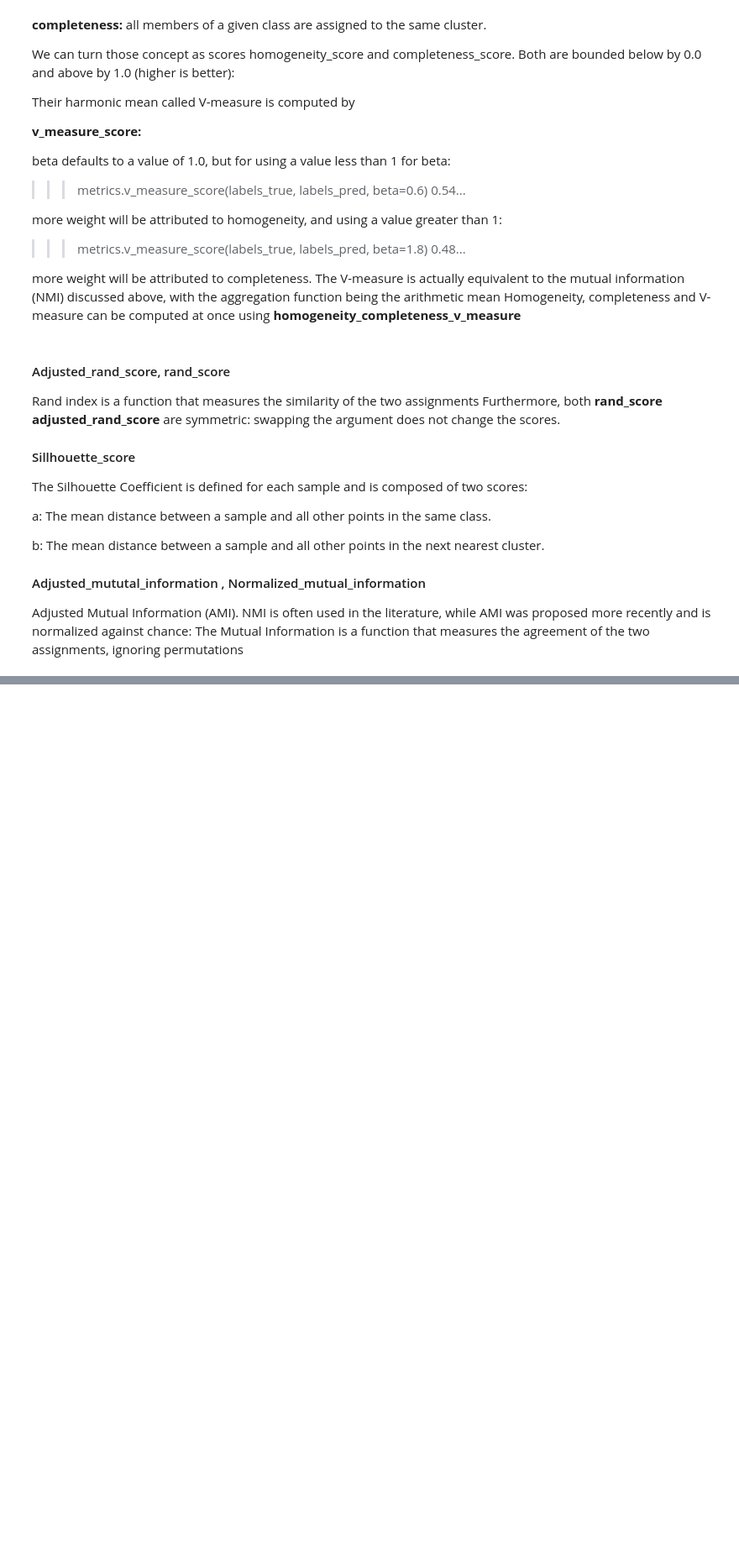
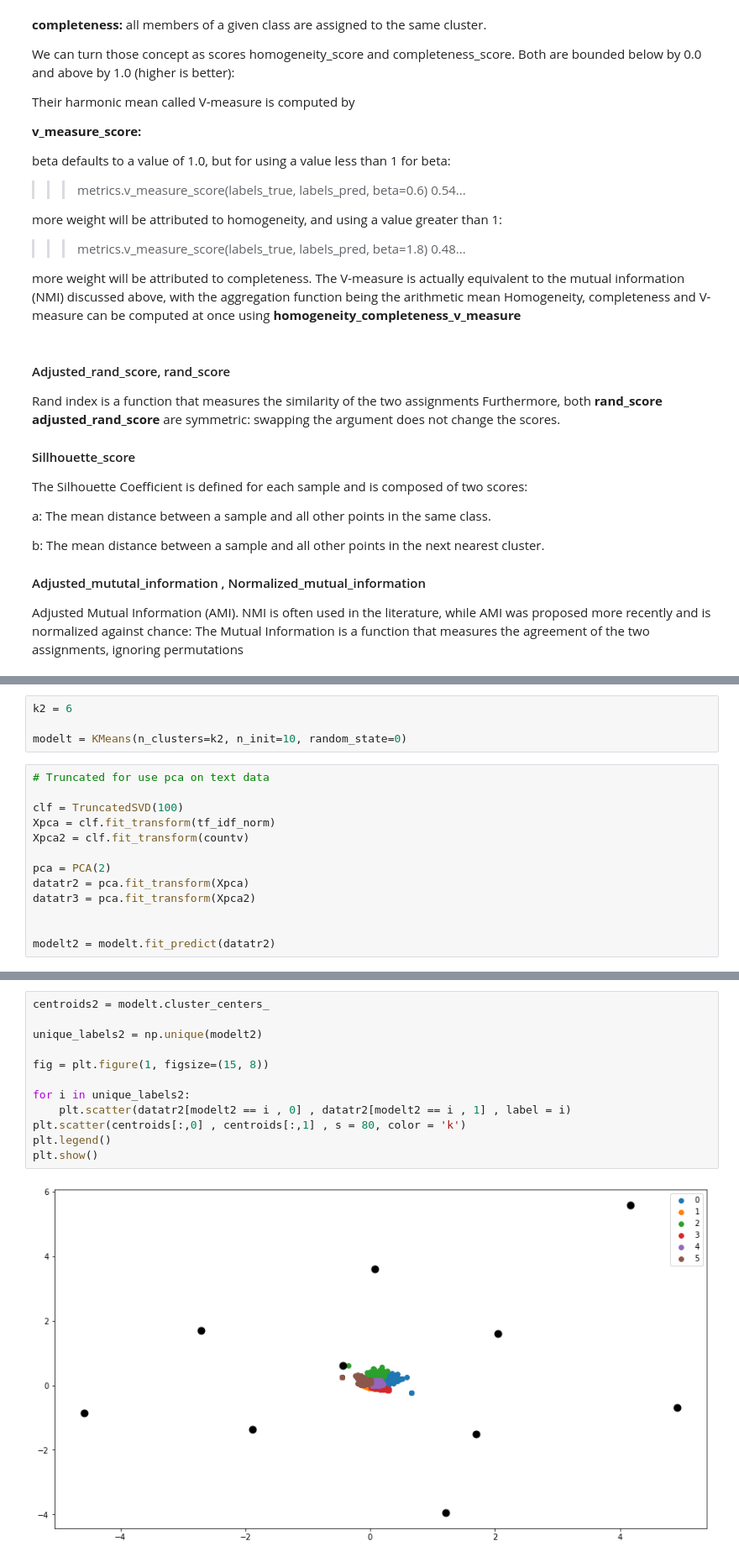
Before and after one commit to Ludo-R/brief-05-01-clusteringKMeans, a Jupyter notebook: clusteringKMeans.ipynb, the cells around one changed output, grey strips where cells are left out. Shown at 84% size. Cells and saved outputs as stored; diff of their text form; blank space fills up the shorter version.

```diff
--- a/clusteringKMeans.ipynb
+++ b/clusteringKMeans.ipynb
@@ -150,0 +152,17 @@ For this three mesure, as we can see ......
+# %%
+k2 = 6
+
+modelt = KMeans(n_clusters=k2, n_init=10, random_state=0)
+# %%
+# Truncated for use pca on text data
+
+clf = TruncatedSVD(100)
+Xpca = clf.fit_transform(tf_idf_norm)
+Xpca2 = clf.fit_transform(countv)
+
+pca = PCA(2)
+datatr2 = pca.fit_transform(Xpca)
+datatr3 = pca.fit_transform(Xpca2)
+
+
+modelt2 = modelt.fit_predict(datatr2)
@@ -150,0 +193,14 @@ For this three mesure, as we can see ......
+# %%
+centroids2 = modelt.cluster_centers_
+
+unique_labels2 = np.unique(modelt2)
+
+fig = plt.figure(1, figsize=(15, 8))
+
+for i in unique_labels2:
+    plt.scatter(datatr2[modelt2 == i , 0] , datatr2[modelt2 == i , 1] , label = i)
+plt.scatter(centroids[:,0] , centroids[:,1] , s = 80, color = 'k')
+plt.legend()
+plt.show()
+# %% [output]
+[figure, added]
```
Also changed, not shown: parts of 14 cells of this notebook, 1 other file.
